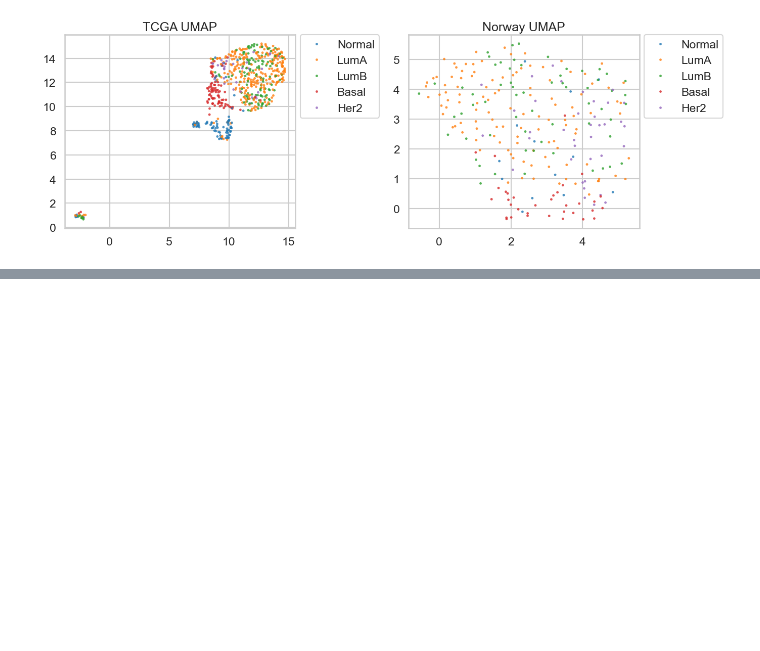
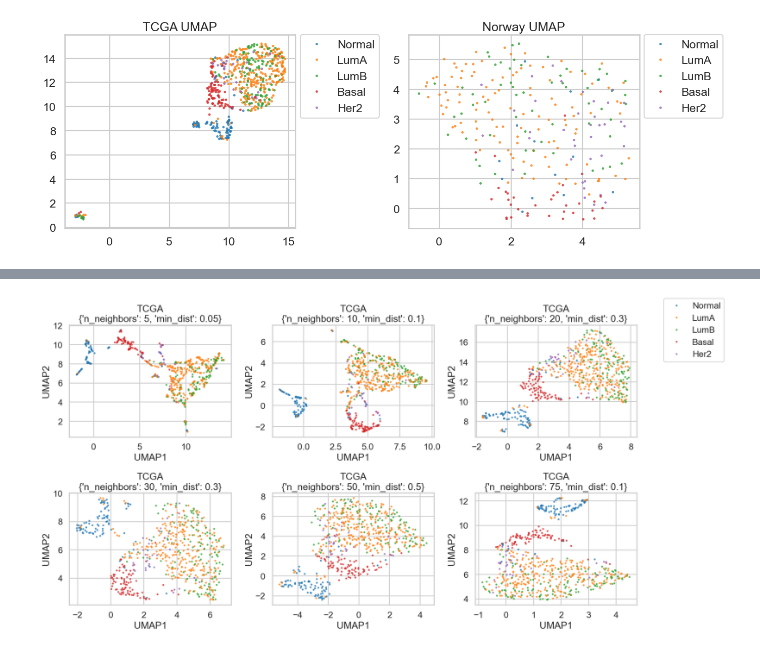
Before and after one commit to Alvinator24/BioinfoThesis, a Jupyter notebook: exploredata.ipynb, the cells around one changed output, grey strips where cells are left out. Drawn from its saved outputs; the diff is of its cells as text; code cells hidden in the pictures; blank space fills up the shorter version.

```diff
--- a/exploredata.ipynb
+++ b/exploredata.ipynb
@@ -697,0 +302,93 @@ run_umap(norway, "UMAP Norway")
+# %%
+from sklearn.metrics import silhouette_score, davies_bouldin_score, calinski_harabasz_score
+from sklearn.decomposition import PCA
+
+def separability_metrics(Z, y):
+    y_codes = pd.Categorical(y).codes
+    if len(np.unique(y_codes)) < 2:
+        return {"silhouette": np.nan, "davies_bouldin": np.nan, "calinski_harabasz": np.nan}
+    return {
+        "silhouette": silhouette_score(Z, y_codes),
+        "davies_bouldin": davies_bouldin_score(Z, y_codes),
+        "calinski_harabasz": calinski_harabasz_score(Z, y_codes)
+    }
+
+def umap_sweep(dataset, title, configs, pca_components=50, random_state=0, n_jobs=1):
+    X = dataset["X_all"]
+    y = dataset["y_all"].astype(str)
+
+    # NO SCALING
+    Xv = X.to_numpy()
+
+    # Optional PCA pre-reduction
+    if pca_components is not None:
+        Xv = PCA(n_components=pca_components, random_state=random_state).fit_transform(Xv)
+
+    try:
+        import umap.umap_ as umap
+    except Exception:
+        import umap
+
+    order = pd.Index(y).unique().tolist()
+
+    fig, axes = plt.subplots(2, 3, figsize=(16, 9))
+    axes = axes.ravel()
+
+    metrics_list = []
+
+    for ax, cfg in zip(axes, configs[:6]):
+        reducer = umap.UMAP(
+            n_components=2,
+            n_neighbors=cfg["n_neighbors"],
+            min_dist=cfg["min_dist"],
+            metric=cfg.get("metric", "euclidean"),
+            random_state=random_state,
+            n_jobs=n_jobs
+        )
+        Z = reducer.fit_transform(Xv)
+
+        sns.scatterplot(x=Z[:, 0], y=Z[:, 1], hue=y, hue_order=order,
+                        s=12, alpha=0.8, linewidth=0, ax=ax)
+        ax.set_title(f'{title}\n{cfg}')
+        ax.set_xlabel("UMAP1")
+        ax.set_ylabel("UMAP2")
+        ax.legend_.remove()
+
+        m = separability_metrics(Z, y)
+        metrics_list.append(m)
+
+        print(f'{title} | {cfg} -> '
+              f'sil={m["silhouette"]:.3f}, db={m["davies_bouldin"]:.3f}, ch={m["calinski_harabasz"]:.1f}')
+
+    handles, labels = axes[0].get_legend_handles_labels()
+    fig.legend(handles, labels, bbox_to_anchor=(1.02, 1), loc="upper left")
+    plt.tight_layout()
+
+    # Average metrics for this dataset
+    dfm = pd.DataFrame(metrics_list)
+    avg = dfm.mean(numeric_only=True)
+    print(f'AVERAGE {title} -> '
+          f'sil={avg["silhouette"]:.3f}, db={avg["davies_bouldin"]:.3f}, ch={avg["calinski_harabasz"]:.1f}')
+    print("-" * 70)
+
+# 6 hyperparameter settings
+configs = [
+    {"n_neighbors": 5,  "min_dist": 0.05},
+    {"n_neighbors": 10, "min_dist": 0.10},
+    {"n_neighbors": 20, "min_dist": 0.30},
+    {"n_neighbors": 30, "min_dist": 0.30},
+    {"n_neighbors": 50, "min_dist": 0.50},
+    {"n_neighbors": 75, "min_dist": 0.10},
+]
+
+# Datasets
+datasets = [
+    ("TCGA", tcga),
+    ("Norway", norway),
+    ("TCGA Purified", tcgaP),
+    ("Norway Purified", norwayP),
+]
+
+for title, ds in datasets:
+    umap_sweep(ds, title, configs, pca_components=50, random_state=0, n_jobs=1)
+# %% [output]
@@ -697,0 +412 @@ run_umap(norway, "UMAP Norway")
+[figure, added]
```
Also changed, not shown: parts of 12 cells of this notebook.
